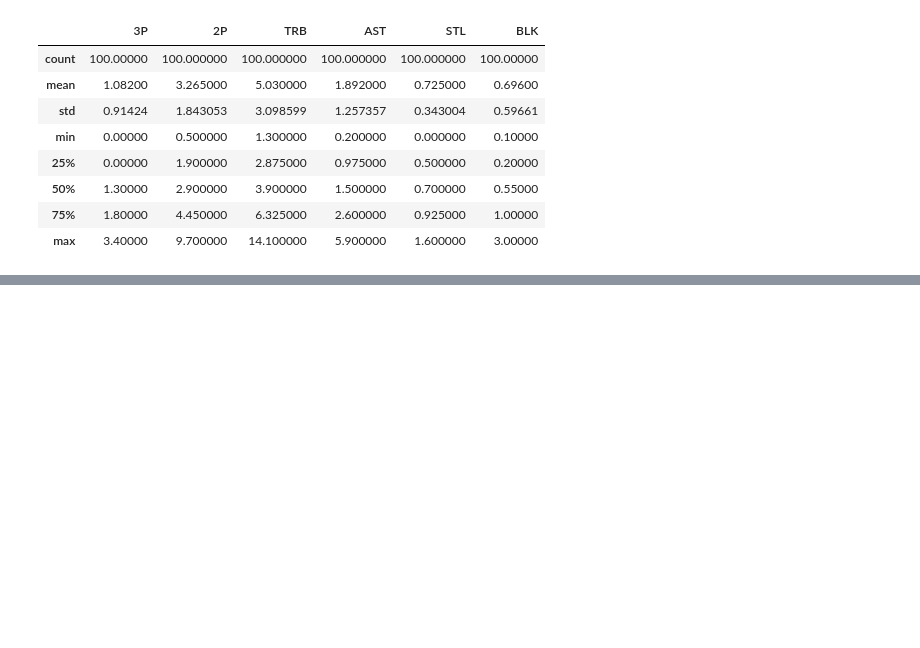
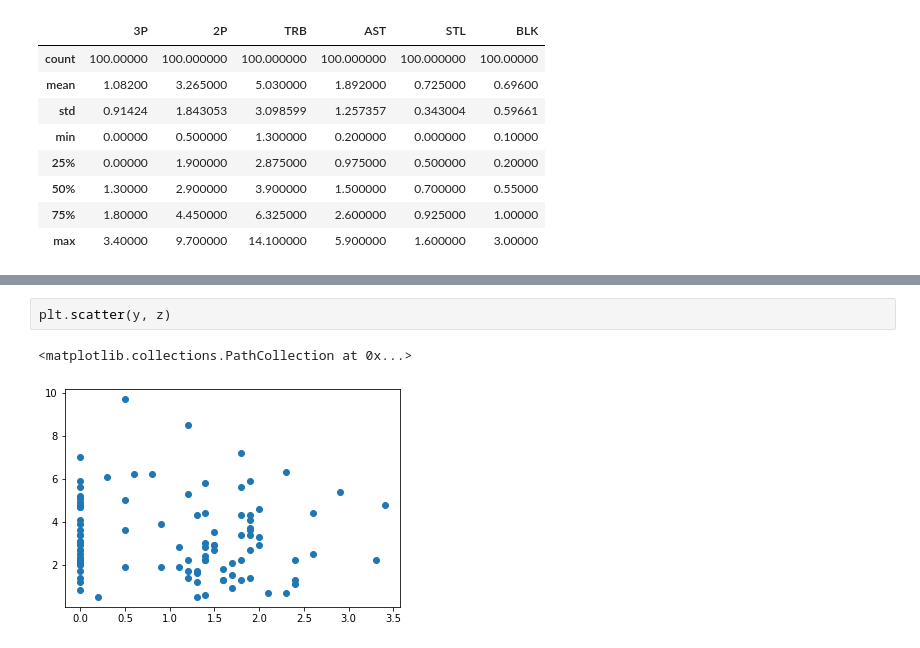
Before and after one commit to escortKwon/Advanced-AI-Education, a Jupyter notebook: 1st_week/Basketball_visualization.ipynb, the cells around one changed output, grey strips where cells are left out. Saved outputs shown, nothing was run; the diff lists cells and outputs as text; blank space fills up the shorter version.

```diff
--- a/1st_week/Basketball_visualization.ipynb
+++ b/1st_week/Basketball_visualization.ipynb
@@ -46,0 +50,5 @@ plt.plot(x, y)
+# %%
+plt.scatter(y, z)
+# %% [output]
+<matplotlib.collections.PathCollection at 0x...>
+[figure, added]
```
Also changed, not shown: parts of 7 cells of this notebook.
